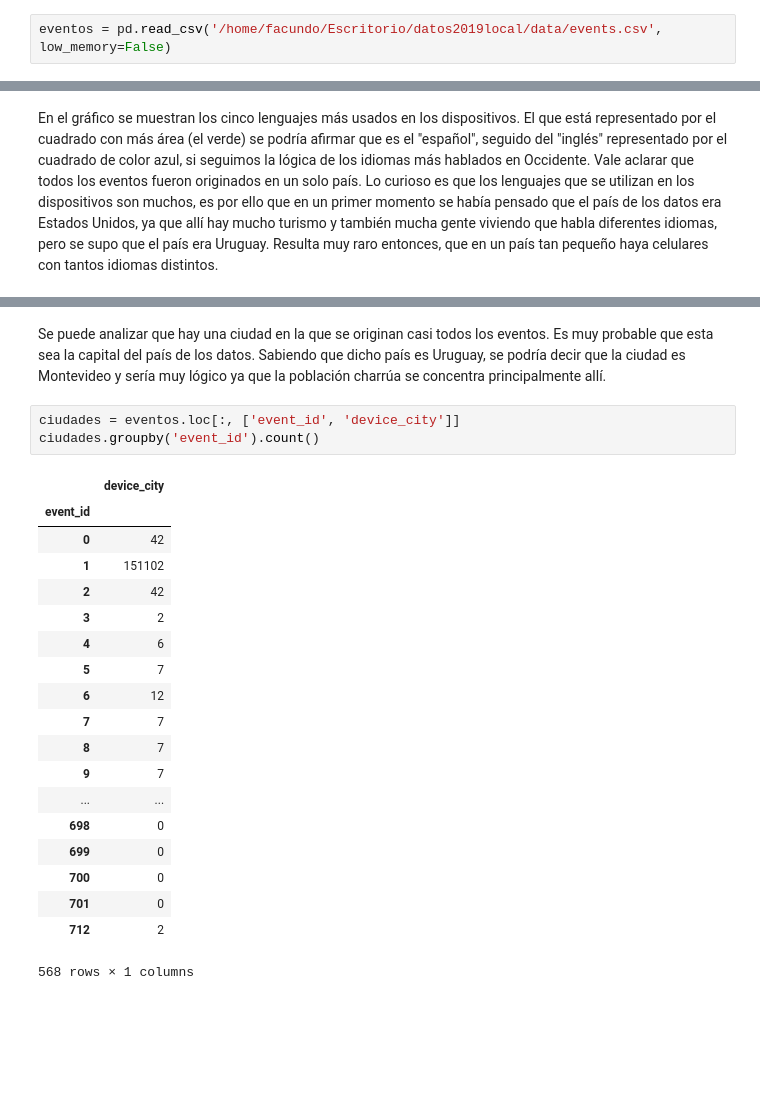
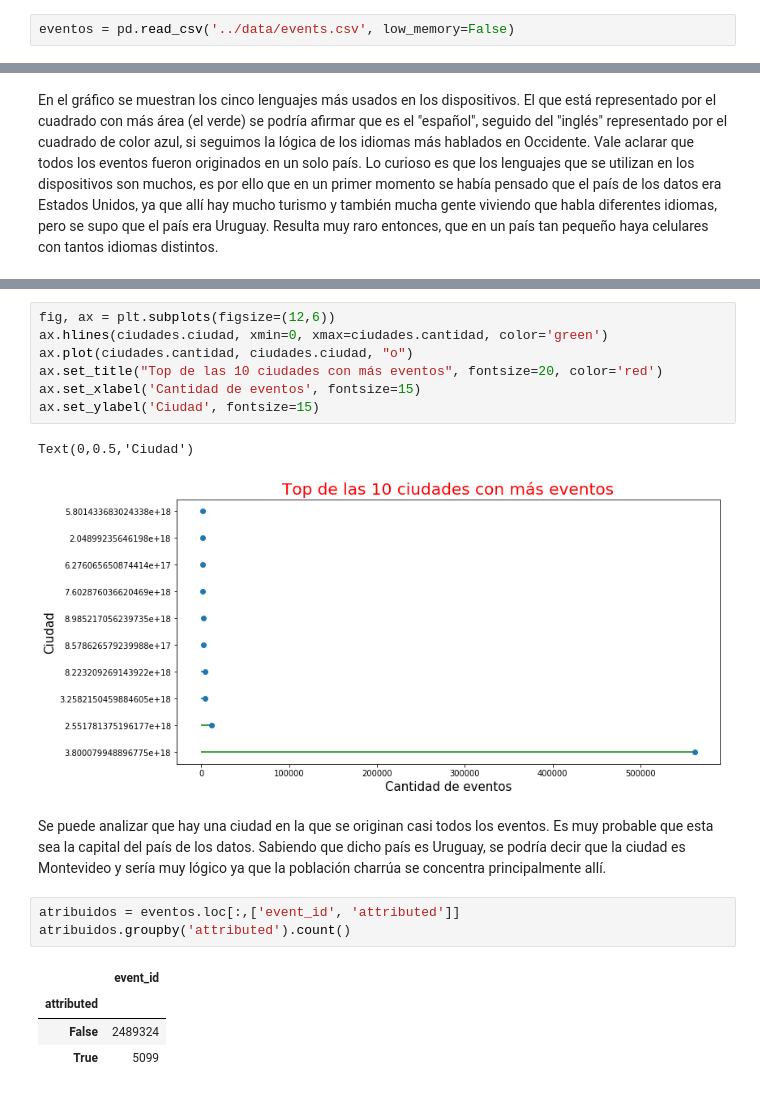
Before and after one commit to cruzpa95/Datos2019, a Jupyter notebook: events.ipynb, the cells around one changed output, grey strips where cells are left out. Cells and saved outputs as stored; diff of their text form; blank space fills up the shorter version.

```diff
--- a/events.ipynb
+++ b/events.ipynb
@@ -6,7 +6,7 @@ import numpy as np
 from math import pi
 import squarify # pip install squarify (algorithm for treemap)
 # %%
-eventos = pd.read_csv('/home/facundo/Escritorio/datos2019local/data/events.csv', low_memory=False)
+eventos = pd.read_csv('../data/events.csv', low_memory=False)
 # %%
 eventos.info()
 # %% [output]
@@ -375,25 +385,20 @@ Name: device_city, dtype: int64
+# %%
+fig, ax = plt.subplots(figsize=(12,6))
+ax.hlines(ciudades.ciudad, xmin=0, xmax=ciudades.cantidad, color='green')
+ax.plot(ciudades.cantidad, ciudades.ciudad, "o")
+ax.set_title("Top de las 10 ciudades con más eventos", fontsize=20, color='red')
+ax.set_xlabel('Cantidad de eventos', fontsize=15)
+ax.set_ylabel('Ciudad', fontsize=15)
+# %% [output]
+Text(0,0.5,'Ciudad')
+[figure, added]
 # %% [markdown]
 Se puede analizar que hay una ciudad en la que se originan casi todos los eventos. Es muy probable que esta sea la capital del país de los datos. Sabiendo que dicho país es Uruguay, se podría decir que la ciudad es Montevideo y sería muy lógico ya que la población charrúa se concentra principalmente allí.
 # %%
-ciudades = eventos.loc[:, ['event_id', 'device_city']]
-ciudades.groupby('event_id').count()
+atribuidos = eventos.loc[:,['event_id', 'attributed']]
+atribuidos.groupby('attributed').count()
 # %% [output]
-|  | device_city |
-| event_id |  |
-| 0 | 42 |
-| 1 | 151102 |
-| 2 | 42 |
-| 3 | 2 |
-| 4 | 6 |
-| 5 | 7 |
-| 6 | 12 |
-| 7 | 7 |
-| 8 | 7 |
-| 9 | 7 |
-| ... | ... |
-| 698 | 0 |
-| 699 | 0 |
-| 700 | 0 |
-| 701 | 0 |
-| 712 | 2 |
+|  | event_id |
+| attributed |  |
+| False | 2489324 |
+| True | 5099 |
-568 rows × 1 columns
```
Also changed, not shown: parts of 11 cells of this notebook.
